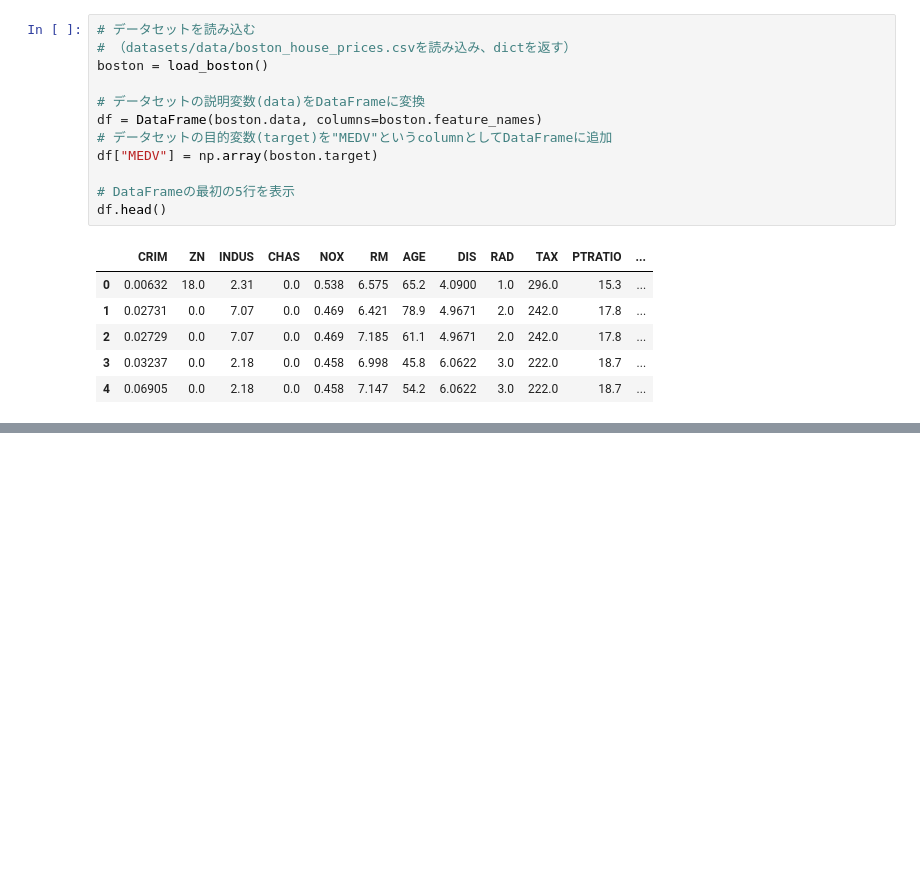
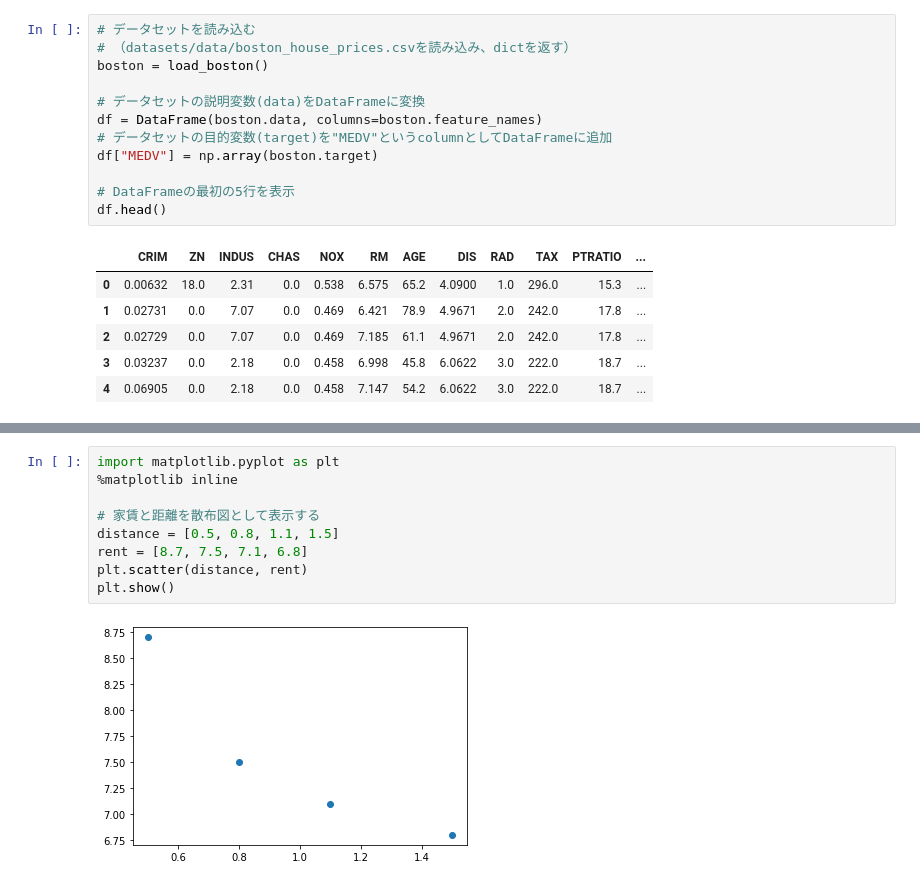
Before and after one commit to nafuka11/AIMathBookPractice, a Jupyter notebook: notebook/chapter5.ipynb, the cells around one changed output, grey strips where cells are left out. Drawn from its saved outputs; the diff is of its cells as text; blank space fills up the shorter version.

```diff
--- a/notebook/chapter5.ipynb
+++ b/notebook/chapter5.ipynb
@@ -27,0 +45,11 @@ df.head()
+# %%
+import matplotlib.pyplot as plt
+%matplotlib inline
+
+# 家賃と距離を散布図として表示する
+distance = [0.5, 0.8, 1.1, 1.5]
+rent = [8.7, 7.5, 7.1, 6.8]
+plt.scatter(distance, rent)
+plt.show()
+# %% [output]
+[figure, added]
```
Also changed, not shown: parts of 4 cells of this notebook.
